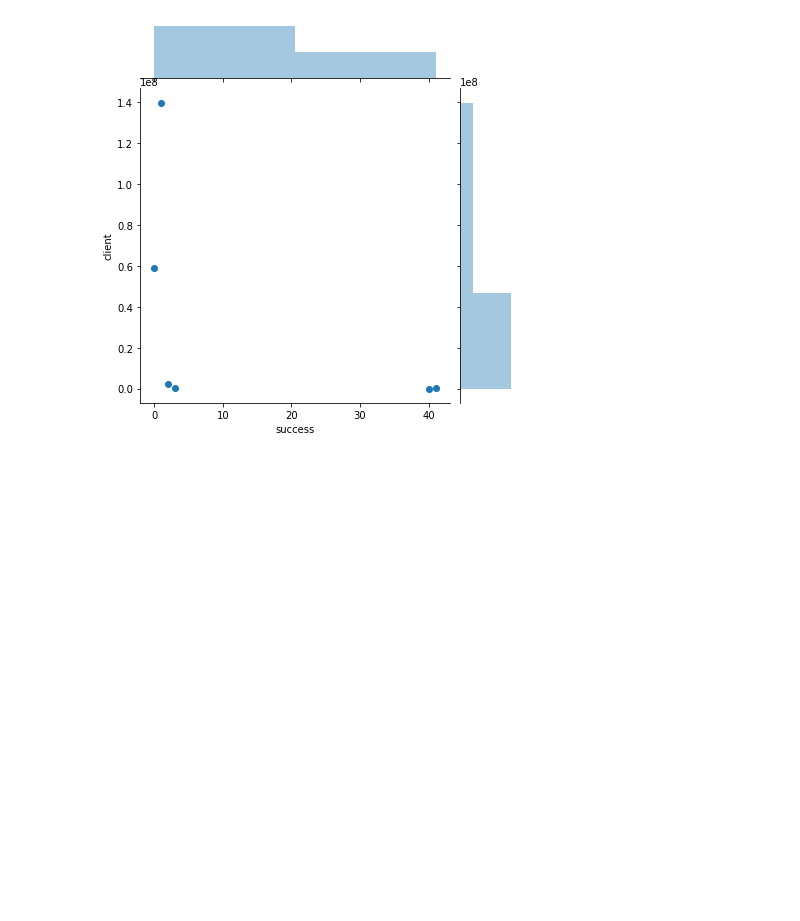
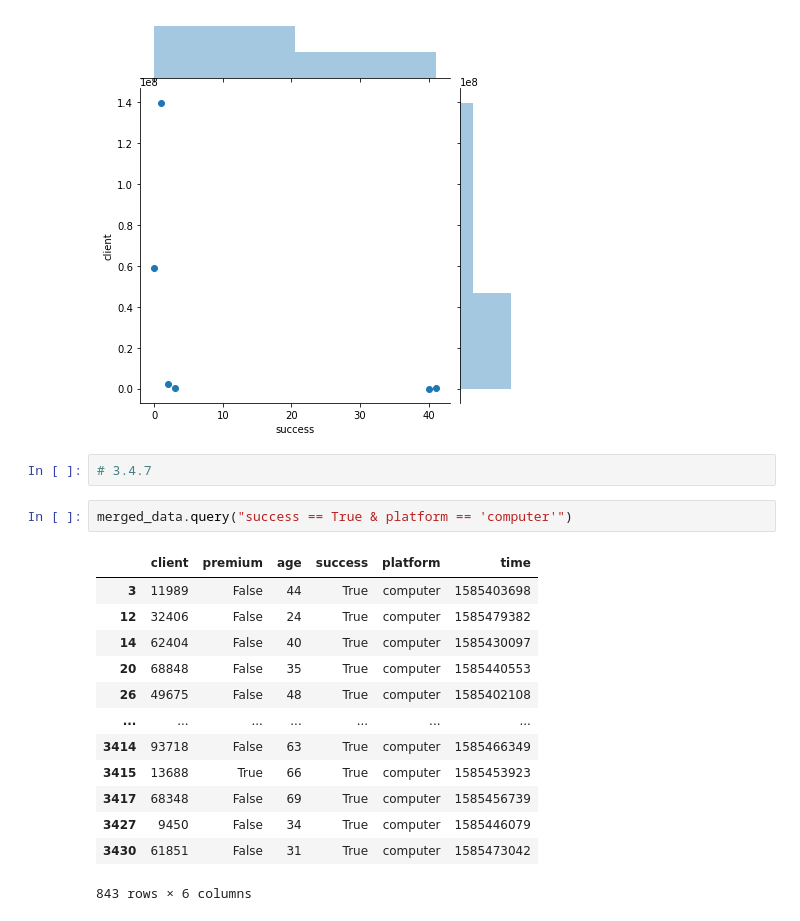
Before and after one commit to gbrs/Demo_KarpovCourses_Data_Analyst-, a Jupyter notebook: 3_mp.ipynb, the cells around one changed output. Saved outputs shown, nothing was run; the diff lists cells and outputs as text; blank space fills up the shorter version.

```diff
--- a/3_mp.ipynb
+++ b/3_mp.ipynb
@@ -305,3 +285,21 @@ success_frequency
 sns.jointplot(success_frequency.success, success_frequency.client);
 # %% [output]
 [figure]
+# %%
+# 3.4.7
+# %%
+merged_data.query("success == True & platform == 'computer'")
+# %% [output]
+|  | client | premium | age | success | platform | time |
+| 3 | 11989 | False | 44 | True | computer | 1585403698 |
+| 12 | 32406 | False | 24 | True | computer | 1585479382 |
+| 14 | 62404 | False | 40 | True | computer | 1585430097 |
+| 20 | 68848 | False | 35 | True | computer | 1585440553 |
+| 26 | 49675 | False | 48 | True | computer | 1585402108 |
+| ... | ... | ... | ... | ... | ... | ... |
+| 3414 | 93718 | False | 63 | True | computer | 1585466349 |
+| 3415 | 13688 | True | 66 | True | computer | 1585453923 |
+| 3417 | 68348 | False | 69 | True | computer | 1585456739 |
+| 3427 | 9450 | False | 34 | True | computer | 1585446079 |
+| 3430 | 61851 | False | 31 | True | computer | 1585473042 |
+843 rows × 6 columns
```
Also changed, not shown: parts of 9 cells of this notebook.
